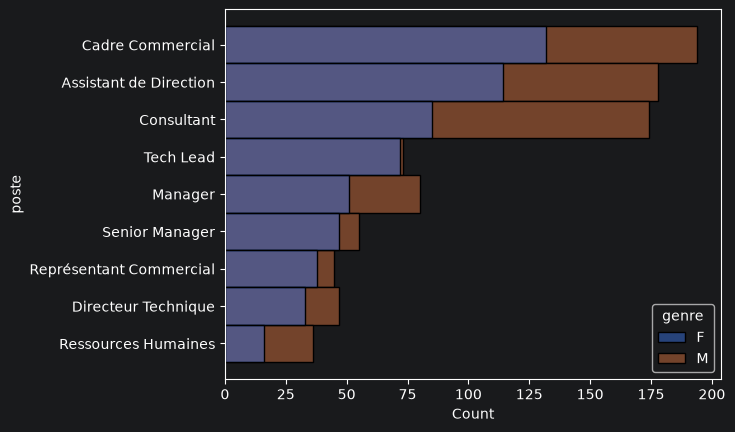
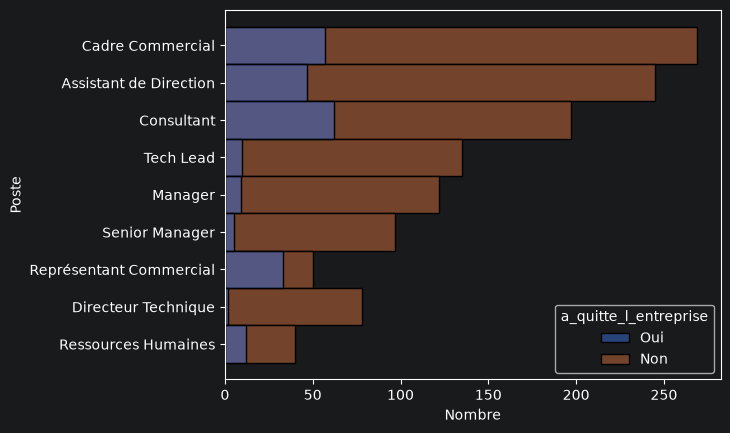
Unified diff of the notebook cell whose output changed from the first chart to the second:
--- before
+++ after
@@ -1 +1,3 @@
-sns.histplot(data=data, y='poste', hue='genre')
+sns.histplot(data=data, y='poste', hue='a_quitte_l_entreprise')
+plt.xlabel('Nombre')
+plt.ylabel('Poste')

Commit: add presentation